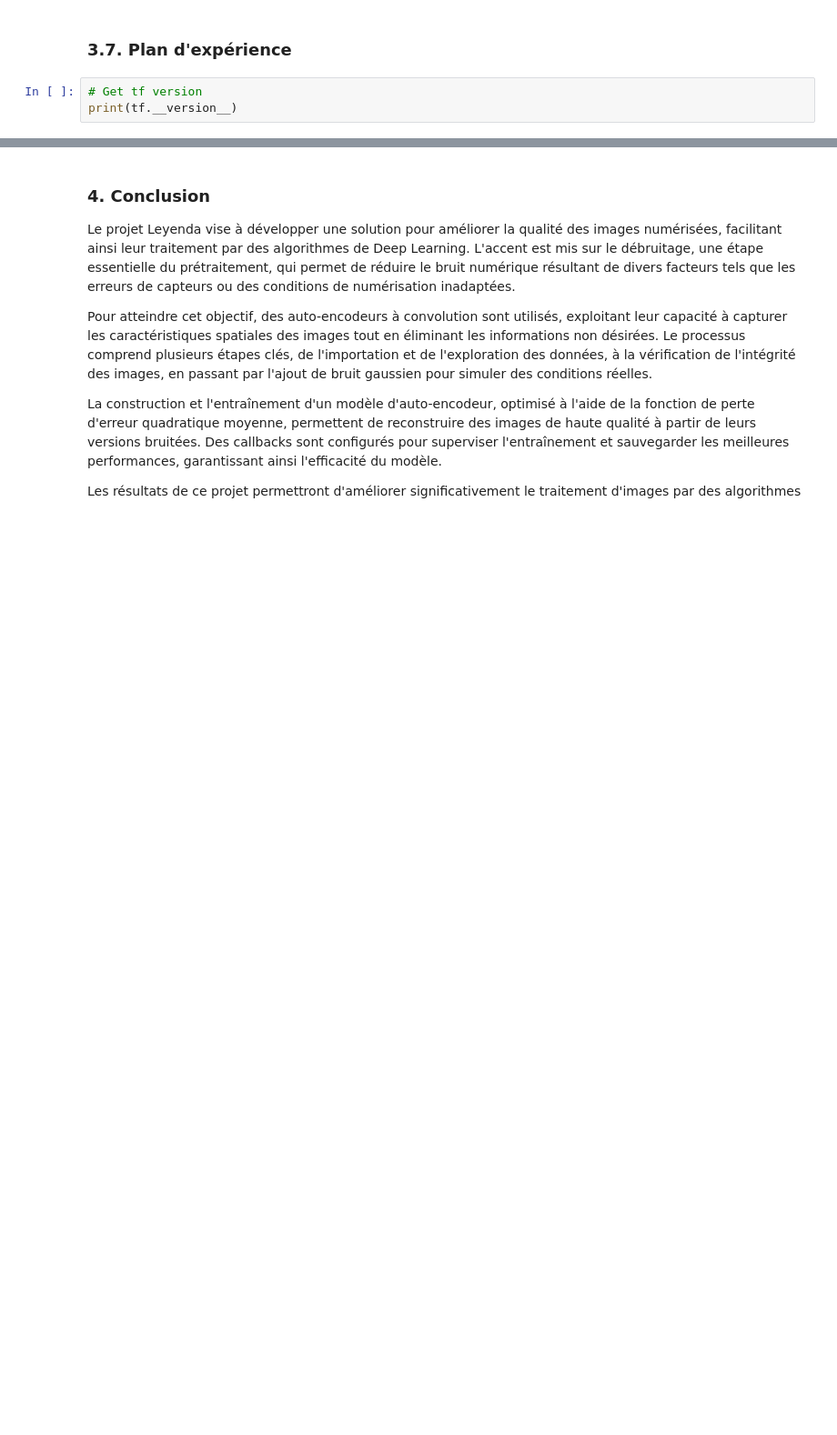
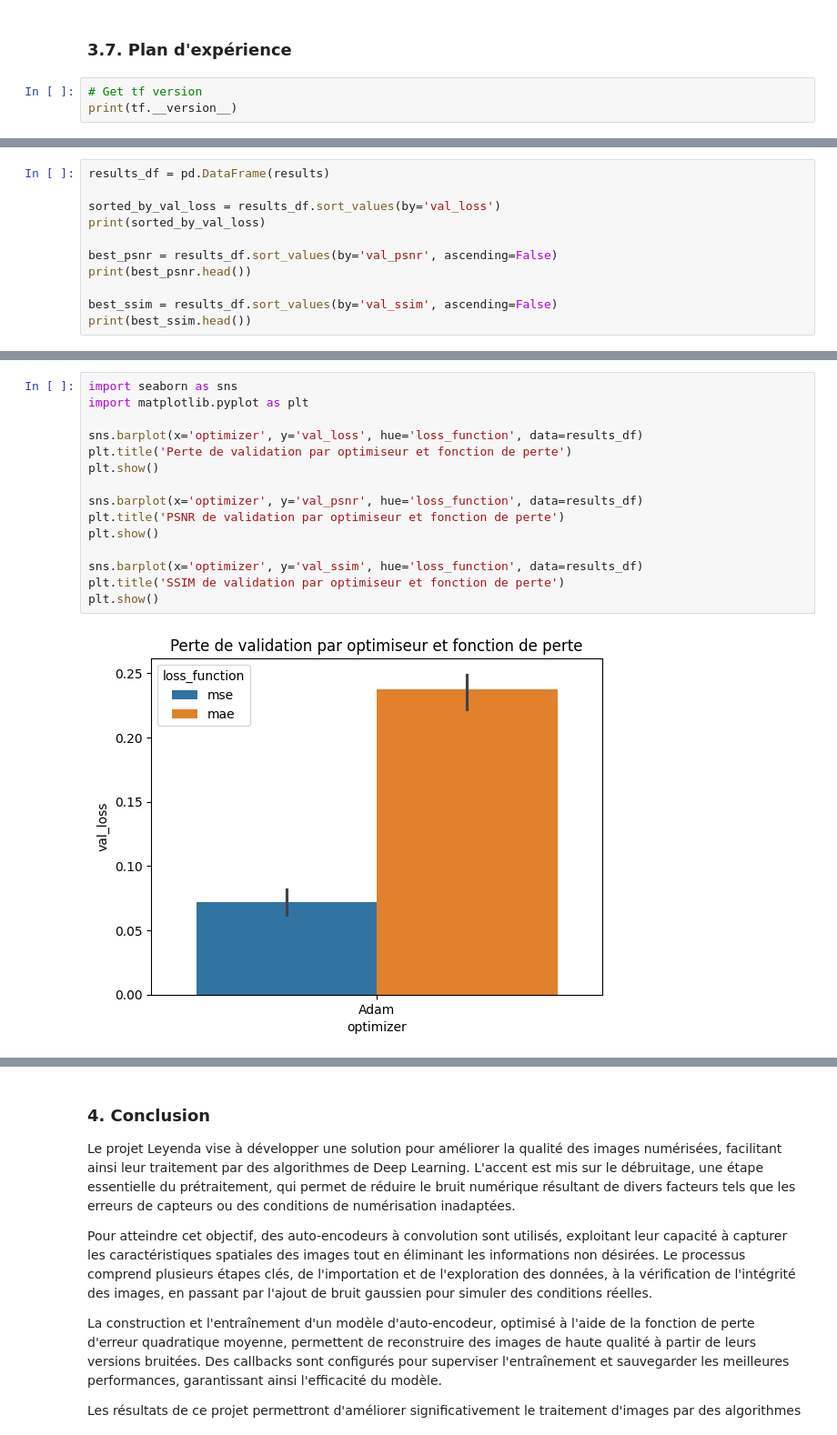
Before and after one commit to SourcierDeVerite/CESI_Projet_Deep_Learning, a Jupyter notebook: livrable_2/main.ipynb, the cells around one changed output, grey strips where cells are left out. Shown at 91% size. Cells and saved outputs as stored; diff of their text form; blank space fills up the shorter version.

```diff
--- a/livrable_2/main.ipynb
+++ b/livrable_2/main.ipynb
@@ -549,0 +572,11 @@ tf.keras.backend.clear_session()
+# %%
+results_df = pd.DataFrame(results)
+
+sorted_by_val_loss = results_df.sort_values(by='val_loss')
+print(sorted_by_val_loss)
+
+best_psnr = results_df.sort_values(by='val_psnr', ascending=False)
+print(best_psnr.head())
+
+best_ssim = results_df.sort_values(by='val_ssim', ascending=False)
+print(best_ssim.head())
@@ -549,0 +601,17 @@ tf.keras.backend.clear_session()
+# %%
+import seaborn as sns
+import matplotlib.pyplot as plt
+
+sns.barplot(x='optimizer', y='val_loss', hue='loss_function', data=results_df)
+plt.title('Perte de validation par optimiseur et fonction de perte')
+plt.show()
+
+sns.barplot(x='optimizer', y='val_psnr', hue='loss_function', data=results_df)
+plt.title('PSNR de validation par optimiseur et fonction de perte')
+plt.show()
+
+sns.barplot(x='optimizer', y='val_ssim', hue='loss_function', data=results_df)
+plt.title('SSIM de validation par optimiseur et fonction de perte')
+plt.show()
+# %% [output]
+[figure, added]
```
Also changed, not shown: parts of 6 cells of this notebook.
